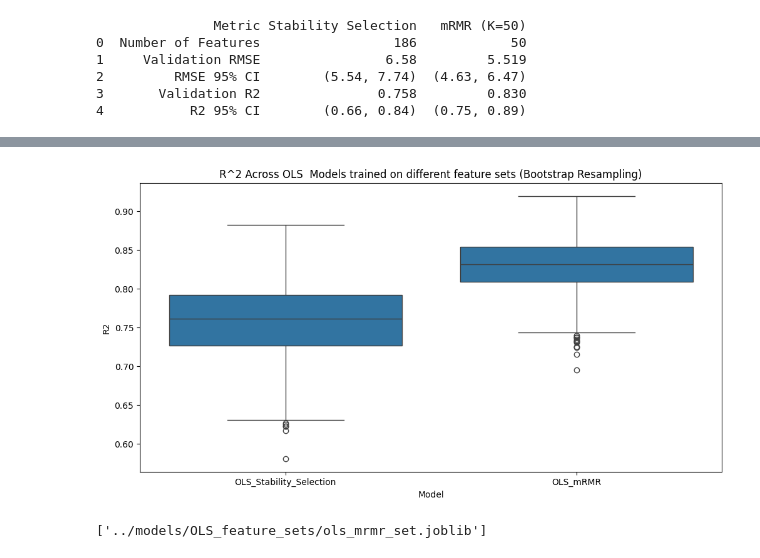
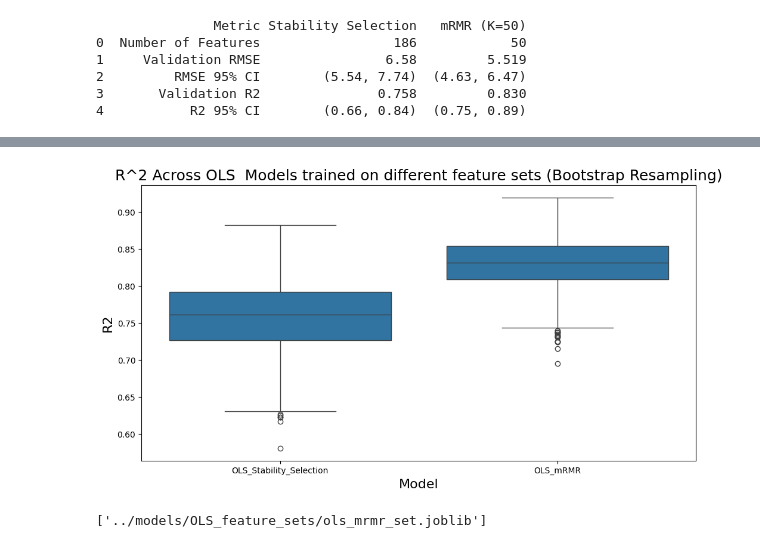
Before and after one commit to xanthippilouka/MLCB_Assignment1_Louka, a Jupyter notebook: notebooks/feature_selection.ipynb, the cells around one changed output, grey strips where cells are left out. Drawn from its saved outputs; the diff is of its cells as text; code cells hidden in the pictures.

```diff
--- a/notebooks/feature_selection.ipynb
+++ b/notebooks/feature_selection.ipynb
@@ -368,12 +370,14 @@ plt.show()
 # %%
 #R2 Boxplot for the OLS models
 plt.figure(figsize=(12,6))
 sns.boxplot(data=OLS_features_results, x='Model', y='R2')
-plt.title('R^2 Across OLS  Models trained on different feature sets (Bootstrap Resampling)')
+plt.title('R^2 Across OLS  Models trained on different feature sets (Bootstrap Resampling)', fontsize=18)
+plt.xlabel('Model', fontsize=16)
+plt.ylabel('R2', fontsize=16)
 plt.savefig('../figures/Task3_Figures/R2_OLS_feature_sets.png', dpi=300, bbox_inches='tight')
 plt.show()
 # %% [output]
-[figure, old version]
+[figure, new version]
 # %%
 #Save OLS models for the 2 different feature sets
 import joblib
```
Also changed, not shown: parts of 7 cells of this notebook, 15 other files.
